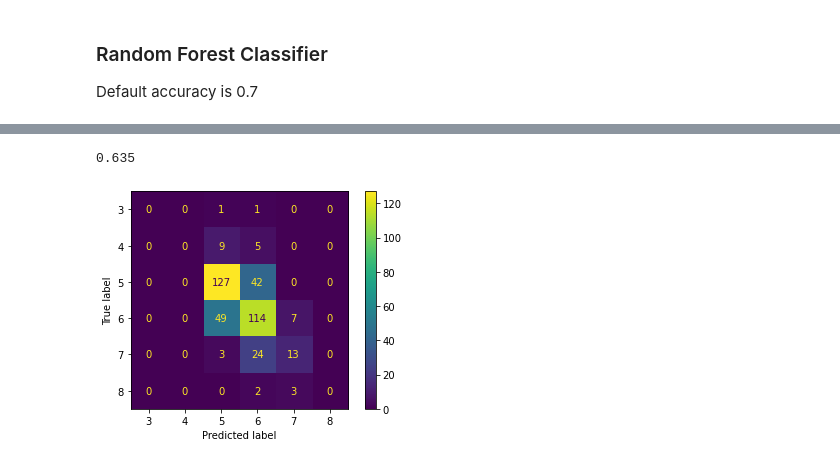
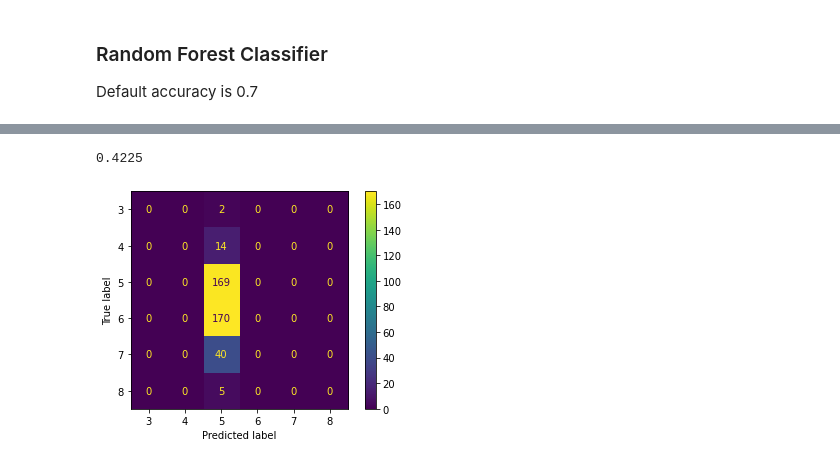
Before and after one commit to eliyanovva/wine-dataset-analysis, a Jupyter notebook: Models.ipynb, the cells around one changed output, grey strips where cells are left out. Saved outputs shown, nothing was run; the diff lists cells and outputs as text; code cells hidden in the pictures.

```diff
--- a/Models.ipynb
+++ b/Models.ipynb
@@ -144,11 +223,11 @@ Xtrain,Xtest,ytrain,ytest = train_test_split(df,yc,random_state =0)
 # %% [markdown]
 ## Random Forest
 # %%
-tree_clf = RandomForestClassifier(n_estimators=100,random_state=0)
-tree_clf.fit(Xtrain,ytrain)
-ypred=tree_clf.predict(Xtest)
-print(tree_clf.score(Xtest, ytest))
-print(metrics.classification_report(ytest,ypred))
+tree_clf = RandomForestClassifier(n_estimators=100, random_state=0)
+tree_clf.fit(bcl_Xtrain, bcl_ytrain)
+ypred=tree_clf.predict(bcl_Xtest)
+print(tree_clf.score(bcl_Xtest, bcl_ytest))
+print(metrics.classification_report(bcl_ytest, ypred))
 # %% [output]
 0.93
               precision    recall  f1-score   support
@@ -229,8 +342,4 @@ We begin by resplitting and standardising our data.
 # %%
-X_train,X_test,ytrain,ytest = train_test_split(df,y,random_state =0)
-scaler = StandardScaler()
-X_train = scaler.fit_transform(X_train)
-X_test = scaler.transform(X_test)
 plt.hist(ytrain, bins=6)
 plt.xlabel('Wine Quality')
 plt.title('Histogram of the Training Set')
@@ -268,8 +377,8 @@ Normal accuracy with max_iter = 1000: 0.635. Different solvers did not change th
 # Logistic Regression without oversampling
 
 classifier = LogisticRegression(max_iter=1000, multi_class='multinomial')
-classifier.fit(X_train, ytrain)
-predicted = classifier.predict(X_test)
-print(classifier.score(X_test, ytest))
+classifier.fit(std_filtered_Xtrain, ytrain)
+predicted = classifier.predict(filtered_Xtest)
+print(classifier.score(filtered_Xtest, ytest))
 disp = metrics.ConfusionMatrixDisplay.from_predictions(ytest, predicted)
 # %% [output]
@@ -295,8 +404,8 @@ classifier = RandomForestClassifier(
     random_state = 0,
     oob_score = True
 )
-classifier.fit(X_train, ytrain)
-predicted = classifier.predict(X_test)
-print(classifier.score(X_test, ytest))
+classifier.fit(std_filtered_Xtrain, ytrain)
+predicted = classifier.predict(filtered_Xtest)
+print(classifier.score(filtered_Xtest, ytest))
 disp = metrics.ConfusionMatrixDisplay.from_predictions(ytest, predicted)
 # %% [output]
@@ -314,13 +423,13 @@ disp = metrics.ConfusionMatrixDisplay.from_predictions(ytest, predicted)
 # %%
 # SVM without oversampling
 clf = svm.SVC(random_state=0)
-clf.fit(X_train, ytrain)
-predicted = clf.predict(X_test)
-print(clf.score(X_test, ytest))
+clf.fit(std_filtered_Xtrain, ytrain)
+predicted = clf.predict(filtered_Xtest)
+print(clf.score(filtered_Xtest, ytest))
 disp = metrics.ConfusionMatrixDisplay.from_predictions(ytest, predicted)
 # %% [output]
-0.635
+0.4225
-[figure, old version]
+[figure, new version]
 # %%
 # SVM with oversampling
 clf.fit(X_train_ros, ytrain_ros)
```
Also changed, not shown: parts of 38 cells of this notebook.
